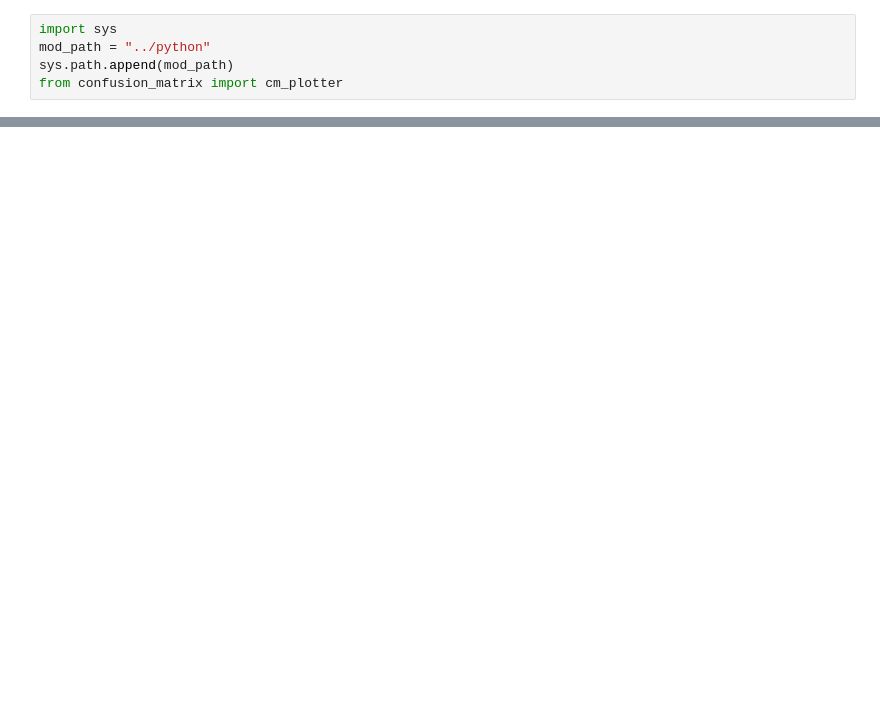
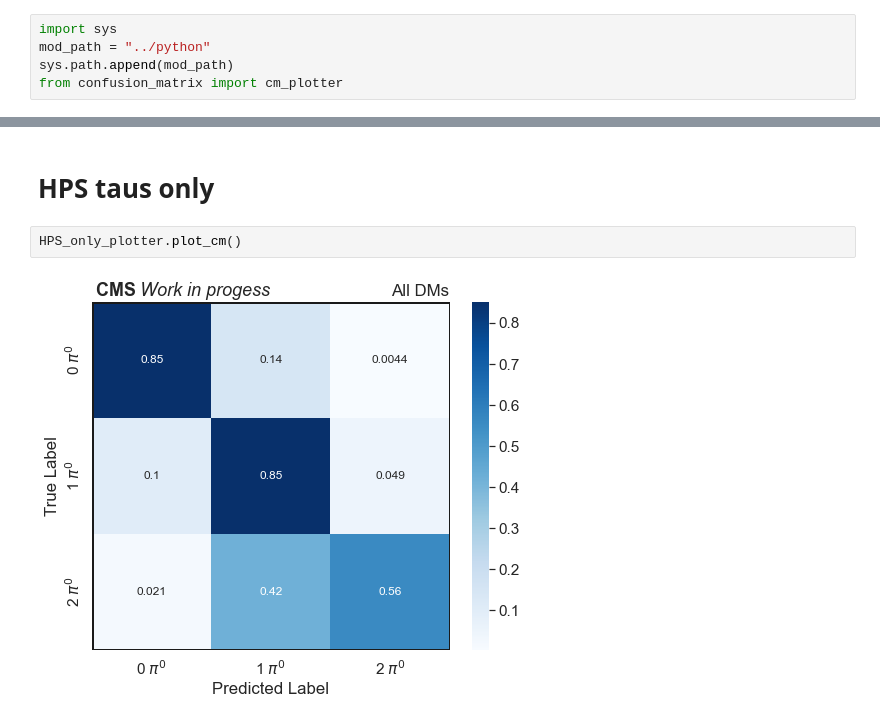
Before and after one commit to lucasrussell01/DeepPi, a Jupyter notebook: Evaluation/notebooks/plot_confusion_matrix.ipynb, the cells around one changed output, grey strips where cells are left out. Drawn from its saved outputs; the diff is of its cells as text; blank space fills up the shorter version.

```diff
--- a/Evaluation/notebooks/plot_confusion_matrix.ipynb
+++ b/Evaluation/notebooks/plot_confusion_matrix.ipynb
@@ -39,0 +54,6 @@ plotter.plot_cm_threeP()
+# %% [markdown]
+# HPS taus only
+# %%
+HPS_only_plotter.plot_cm()
+# %% [output]
+[figure, added]
```
Also changed, not shown: parts of 9 cells of this notebook, 5 other files.
